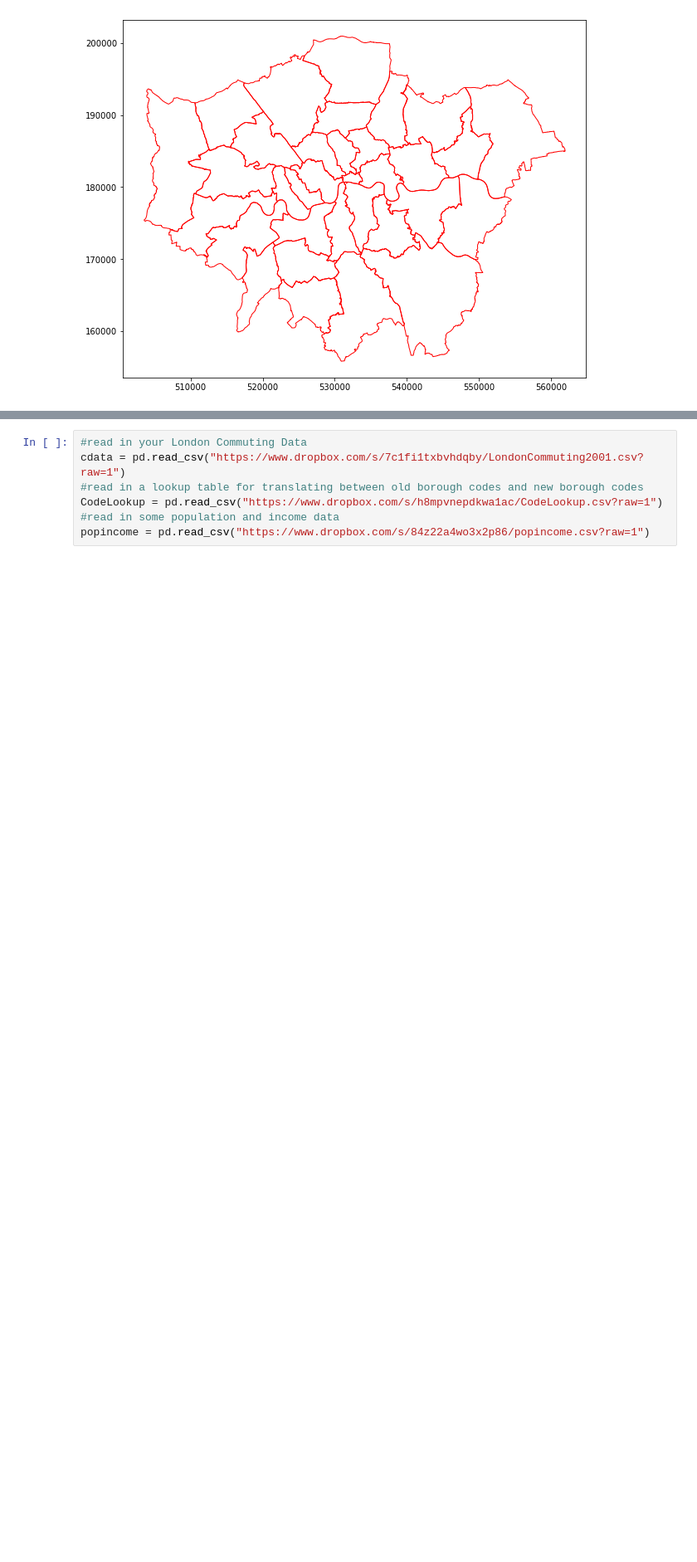
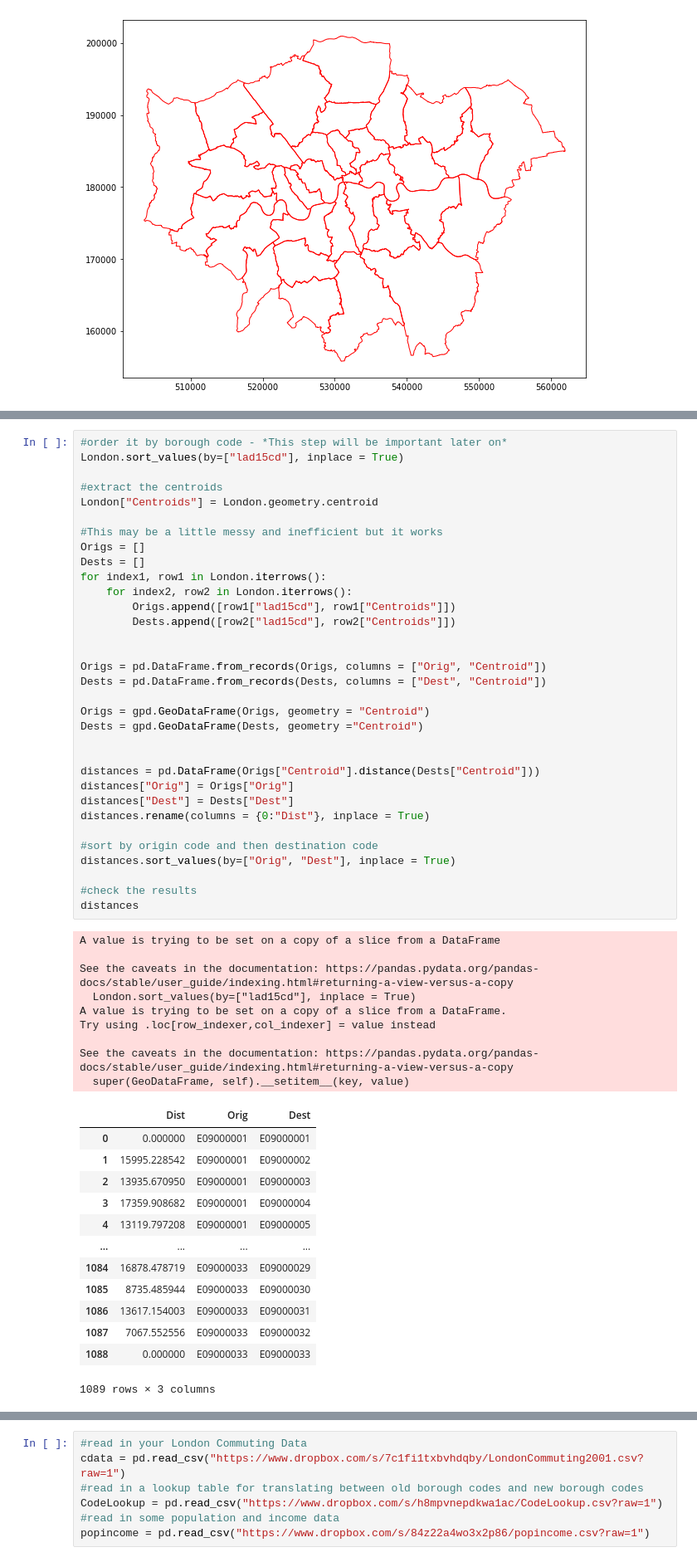
Before and after one commit to PhilipDW183/SIM_urbansim, a Jupyter notebook: Urbsim Prac 1.ipynb, the cells around one changed output, grey strips where cells are left out. Shown at 83% size. Saved outputs shown, nothing was run; the diff lists cells and outputs as text; blank space fills up the shorter version.

```diff
--- a/Urbsim Prac 1.ipynb
+++ b/Urbsim Prac 1.ipynb
@@ -128 +102,57 @@ See the caveats in the documentation: https://pandas.pydata.org/pandas-docs/stab
+# %%
+#order it by borough code - *This step will be important later on*
+London.sort_values(by=["lad15cd"], inplace = True)
+
+#extract the centroids
+London["Centroids"] = London.geometry.centroid
+
+#This may be a little messy and inefficient but it works
+Origs = []
+Dests = []
+for index1, row1 in London.iterrows():
+    for index2, row2 in London.iterrows():
+        Origs.append([row1["lad15cd"], row1["Centroids"]])
+        Dests.append([row2["lad15cd"], row2["Centroids"]])
+
+
+Origs = pd.DataFrame.from_records(Origs, columns = ["Orig", "Centroid"])
+Dests = pd.DataFrame.from_records(Dests, columns = ["Dest", "Centroid"])
+
+Origs = gpd.GeoDataFrame(Origs, geometry = "Centroid")
+Dests = gpd.GeoDataFrame(Dests, geometry ="Centroid")
+
+
+distances = pd.DataFrame(Origs["Centroid"].distance(Dests["Centroid"]))
+distances["Orig"] = Origs["Orig"]
+distances["Dest"] = Dests["Dest"]
+distances.rename(columns = {0:"Dist"}, inplace = True)
+
+#sort by origin code and then destination code
+distances.sort_values(by=["Orig", "Dest"], inplace = True)
+
+#check the results
+distances
+# %% [output]
+A value is trying to be set on a copy of a slice from a DataFrame
+
+See the caveats in the documentation: https://pandas.pydata.org/pandas-docs/stable/user_guide/indexing.html#returning-a-view-versus-a-copy
+  London.sort_values(by=["lad15cd"], inplace = True)
+A value is trying to be set on a copy of a slice from a DataFrame.
+Try using .loc[row_indexer,col_indexer] = value instead
+
+See the caveats in the documentation: https://pandas.pydata.org/pandas-docs/stable/user_guide/indexing.html#returning-a-view-versus-a-copy
+  super(GeoDataFrame, self).__setitem__(key, value)
+|  | Dist | Orig | Dest |
+| 0 | 0.000000 | E09000001 | E09000001 |
+| 1 | 15995.228542 | E09000001 | E09000002 |
+| 2 | 13935.670950 | E09000001 | E09000003 |
+| 3 | 17359.908682 | E09000001 | E09000004 |
+| 4 | 13119.797208 | E09000001 | E09000005 |
+| ... | ... | ... | ... |
+| 1084 | 16878.478719 | E09000033 | E09000029 |
+| 1085 | 8735.485944 | E09000033 | E09000030 |
+| 1086 | 13617.154003 | E09000033 | E09000031 |
+| 1087 | 7067.552556 | E09000033 | E09000032 |
+| 1088 | 0.000000 | E09000033 | E09000033 |
+1089 rows × 3 columns
 # %%
```
Also changed, not shown: parts of 9 cells of this notebook, 1 other file.
